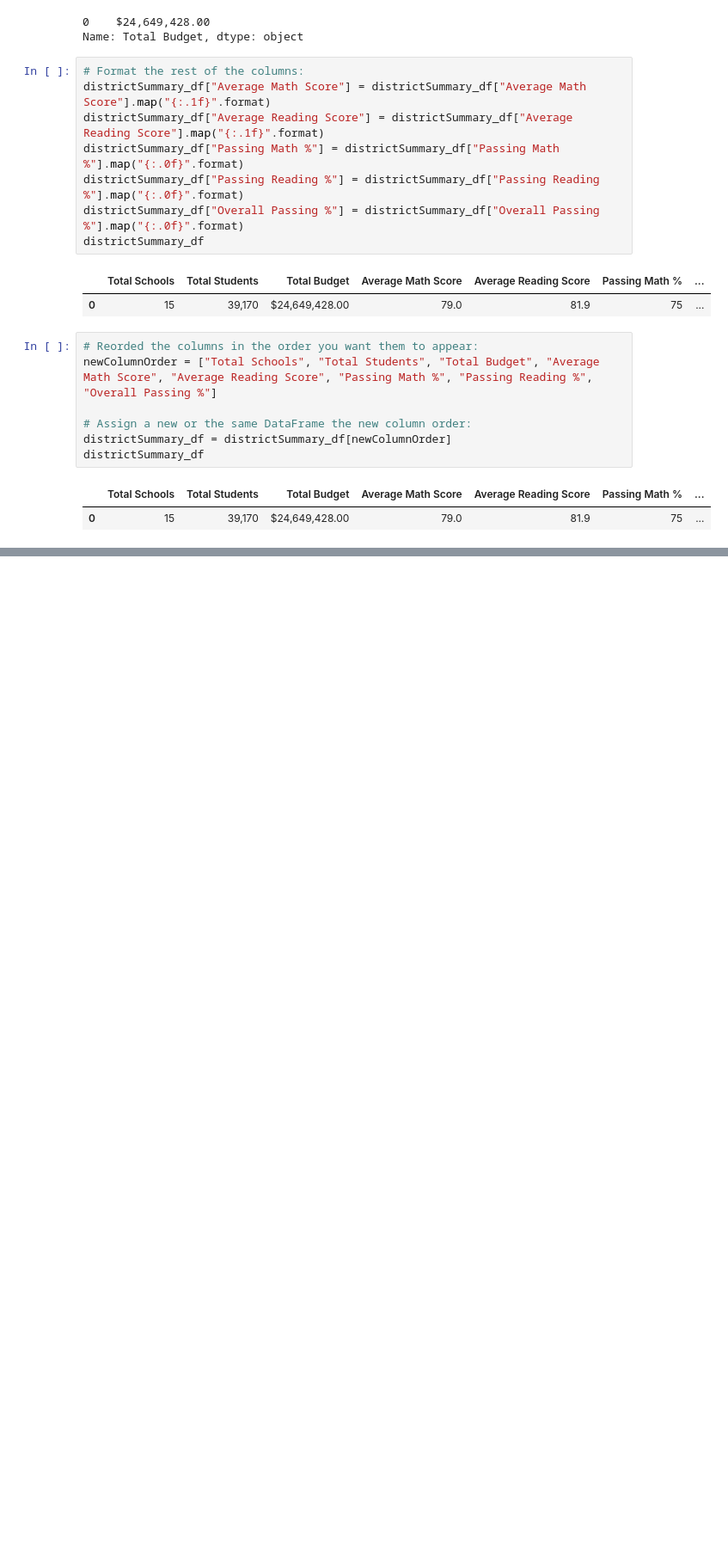
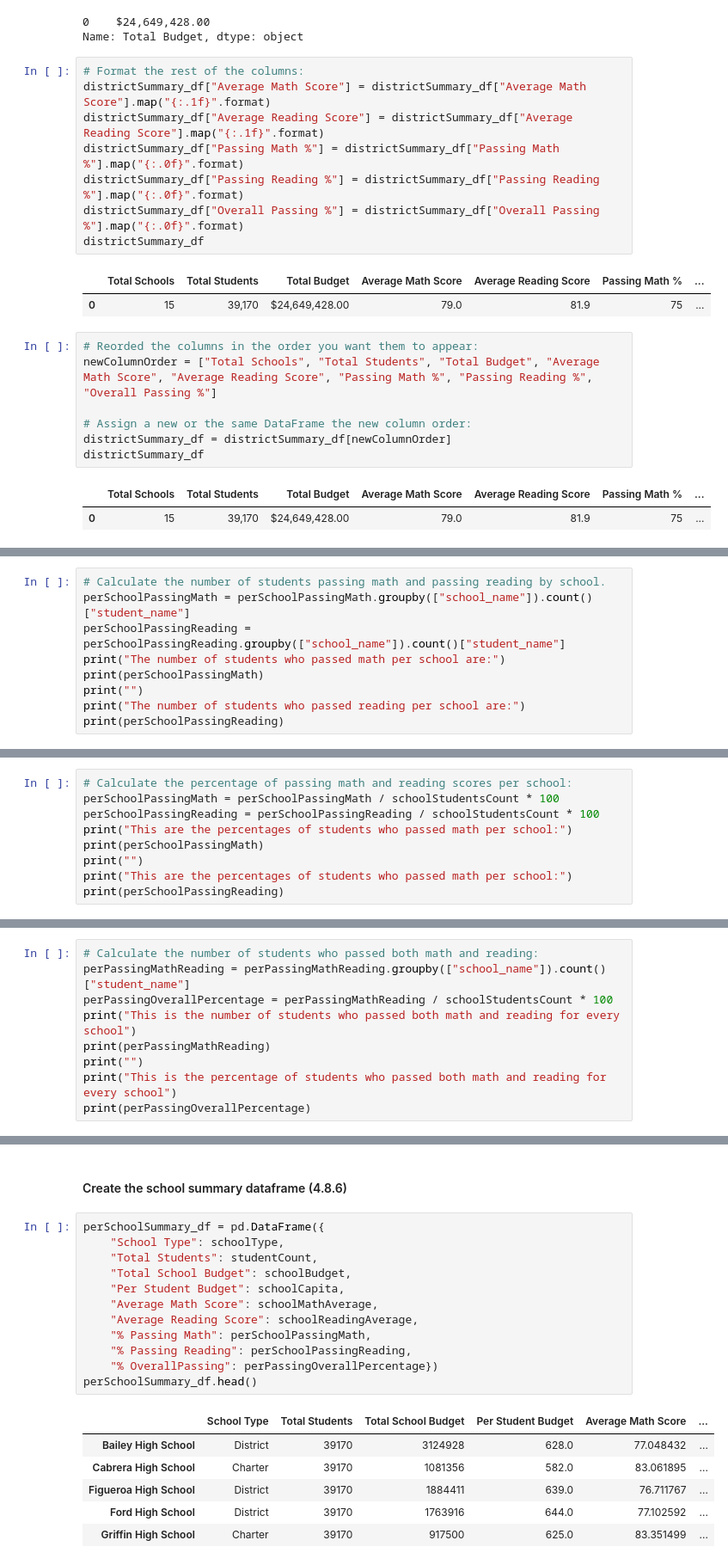
Before and after one commit to oscarperez1985/School_District_Analysis, a Jupyter notebook: PyCitySchools.ipynb, the cells around one changed output, grey strips where cells are left out. Shown at 86% size. Cells and saved outputs as stored; diff of their text form; blank space fills up the shorter version.

```diff
--- a/PyCitySchools.ipynb
+++ b/PyCitySchools.ipynb
@@ -573,0 +768,9 @@ districtSummary_df
+# %%
+# Calculate the number of students passing math and passing reading by school.
+perSchoolPassingMath = perSchoolPassingMath.groupby(["school_name"]).count()["student_name"]
+perSchoolPassingReading = perSchoolPassingReading.groupby(["school_name"]).count()["student_name"]
+print("The number of students who passed math per school are:")
+print(perSchoolPassingMath)
+print("")
+print("The number of students who passed reading per school are:")
+print(perSchoolPassingReading)
@@ -573,0 +797,9 @@ districtSummary_df
+# %%
+# Calculate the percentage of passing math and reading scores per school:
+perSchoolPassingMath = perSchoolPassingMath / schoolStudentsCount * 100
+perSchoolPassingReading = perSchoolPassingReading / schoolStudentsCount * 100
+print("This are the percentages of students who passed math per school:")
+print(perSchoolPassingMath)
+print("")
+print("This are the percentages of students who passed math per school:")
+print(perSchoolPassingReading)
@@ -573,0 +842,9 @@ districtSummary_df
+# %%
+# Calculate the number of students who passed both math and reading:
+perPassingMathReading = perPassingMathReading.groupby(["school_name"]).count()["student_name"]
+perPassingOverallPercentage = perPassingMathReading / schoolStudentsCount * 100
+print("This is the number of students who passed both math and reading for every school")
+print(perPassingMathReading)
+print("")
+print("This is the percentage of students who passed both math and reading for every school")
+print(perPassingOverallPercentage)
@@ -573,0 +869,21 @@ districtSummary_df
+# %% [markdown]
+#### Create the school summary dataframe (4.8.6)
+# %%
+perSchoolSummary_df = pd.DataFrame({
+    "School Type": schoolType,
+    "Total Students": studentCount,
+    "Total School Budget": schoolBudget,
+    "Per Student Budget": schoolCapita,
+    "Average Math Score": schoolMathAverage,
+    "Average Reading Score": schoolReadingAverage,
+    "% Passing Math": perSchoolPassingMath,
+    "% Passing Reading": perSchoolPassingReading,
+    "% OverallPassing": perPassingOverallPercentage})
+perSchoolSummary_df.head()
+# %% [output]
+|  | School Type | Total Students | Total School Budget | Per Student Budget | Average Math Score | ... |
+| Bailey High School | District | 39170 | 3124928 | 628.0 | 77.048432 | ... |
+| Cabrera High School | Charter | 39170 | 1081356 | 582.0 | 83.061895 | ... |
+| Figueroa High School | District | 39170 | 1884411 | 639.0 | 76.711767 | ... |
+| Ford High School | District | 39170 | 1763916 | 644.0 | 77.102592 | ... |
+| Griffin High School | Charter | 39170 | 917500 | 625.0 | 83.351499 | ... |
```
Also changed, not shown: parts of 15 cells of this notebook.
